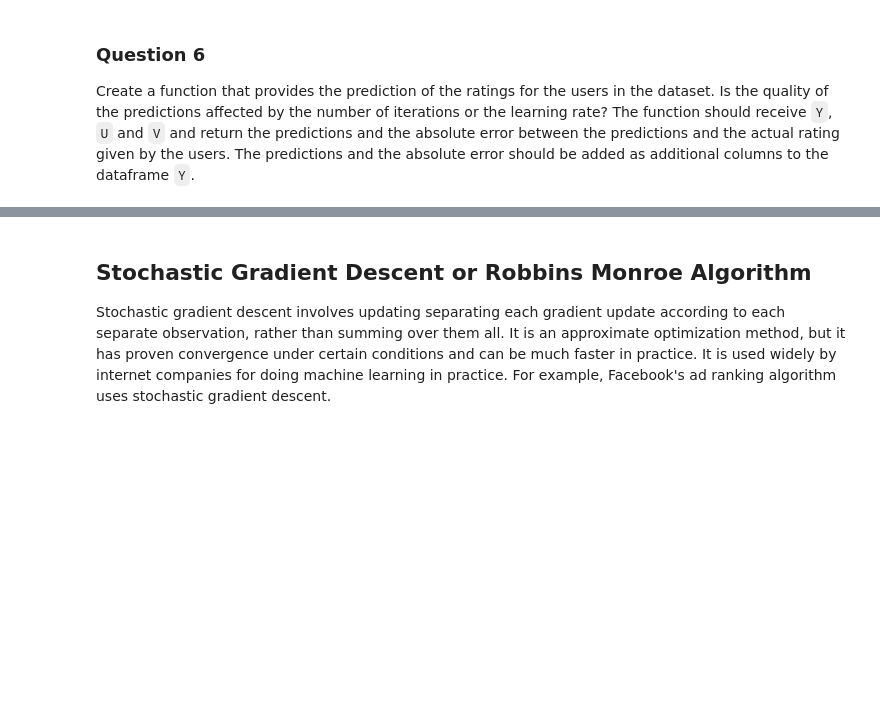
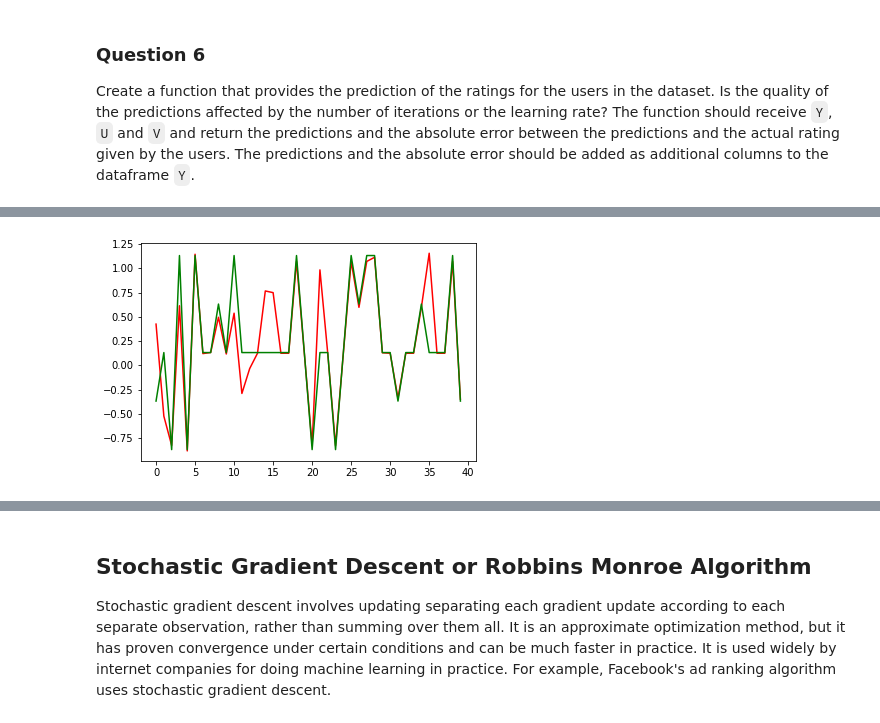
Before and after one commit to Lone5267/MLAI, a Jupyter notebook: Lab 2 - Objective Functions.ipynb, the cells around one changed output, grey strips where cells are left out. Saved outputs shown, nothing was run; the diff lists cells and outputs as text; code cells hidden in the pictures; blank space fills up the shorter version.

```diff
--- a/Lab 2 - Objective Functions.ipynb
+++ b/Lab 2 - Objective Functions.ipynb
@@ -341,0 +365,4 @@ Create a function that provides the prediction of the ratings for the users in t
+# %%
+pre, abse = predict_rate(Y, U_big_iter, V_big_iter)
+# %% [output]
+[figure, added]
```
Also changed, not shown: parts of 15 cells of this notebook.
